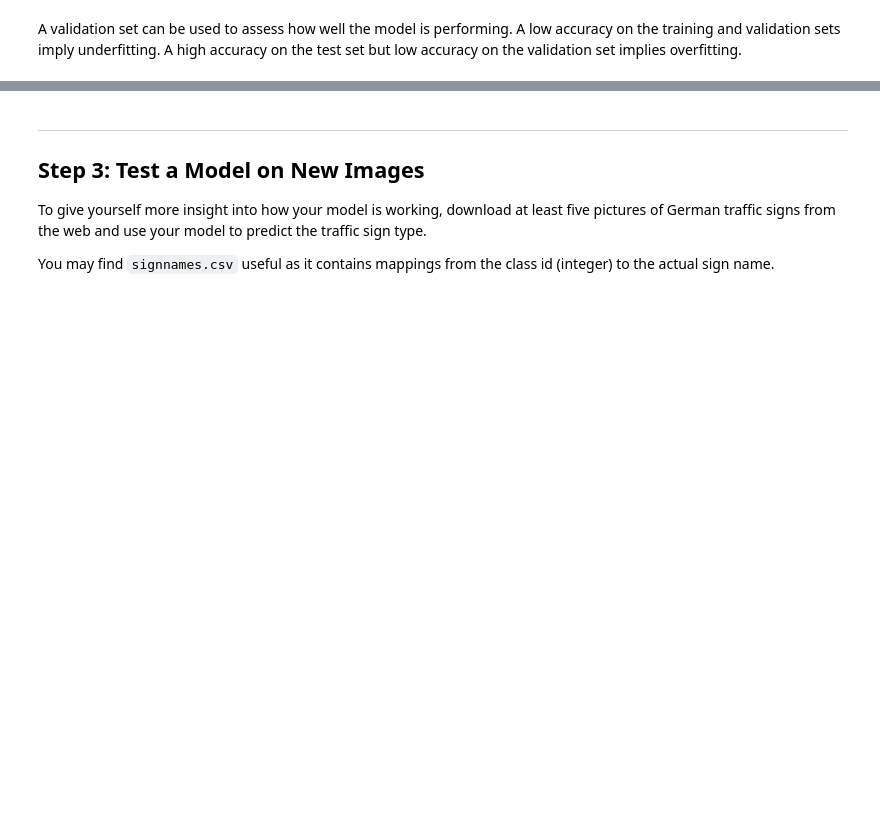
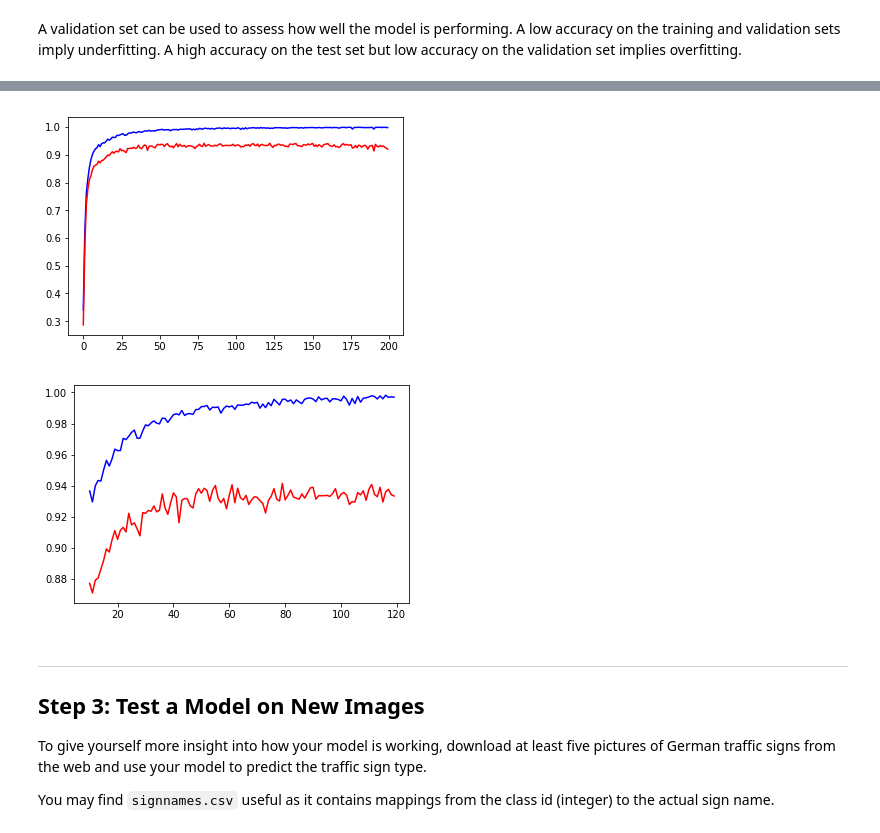
Before and after one commit to Xidai/CarND-Traffic-Sign-Classifier-Project, a Jupyter notebook: Traffic_Sign_Classifier.ipynb, the cells around one changed output, grey strips where cells are left out. Cells and saved outputs as stored; diff of their text form; code cells hidden in the pictures; blank space fills up the shorter version.

```diff
--- a/Traffic_Sign_Classifier.ipynb
+++ b/Traffic_Sign_Classifier.ipynb
@@ -321,3 +322,20 @@ Model saved
+# %%
+# evenly sampled time at 200ms intervals
+t = np.arange(0., 5., 0.2)
+
+# red dashes, blue squares and green triangles
+start_epoch = 0
+end_epoch = 200
+plt.plot(range(start_epoch, end_epoch), training_accuracy_result[start_epoch:end_epoch], 'b-', range(start_epoch, end_epoch), validation_accuracy_result[start_epoch:end_epoch], 'r-')
+plt.show()
+
+start_epoch = 10
+end_epoch = 120
+plt.plot(range(start_epoch, end_epoch), training_accuracy_result[start_epoch:end_epoch], 'b-', range(start_epoch, end_epoch), validation_accuracy_result[start_epoch:end_epoch], 'r-')
+plt.show()
+# %% [output]
+[figure, added]
+[figure, added]
 # %% [markdown]
 ---
 
```
Also changed, not shown: parts of 12 cells of this notebook, 3 other files.
